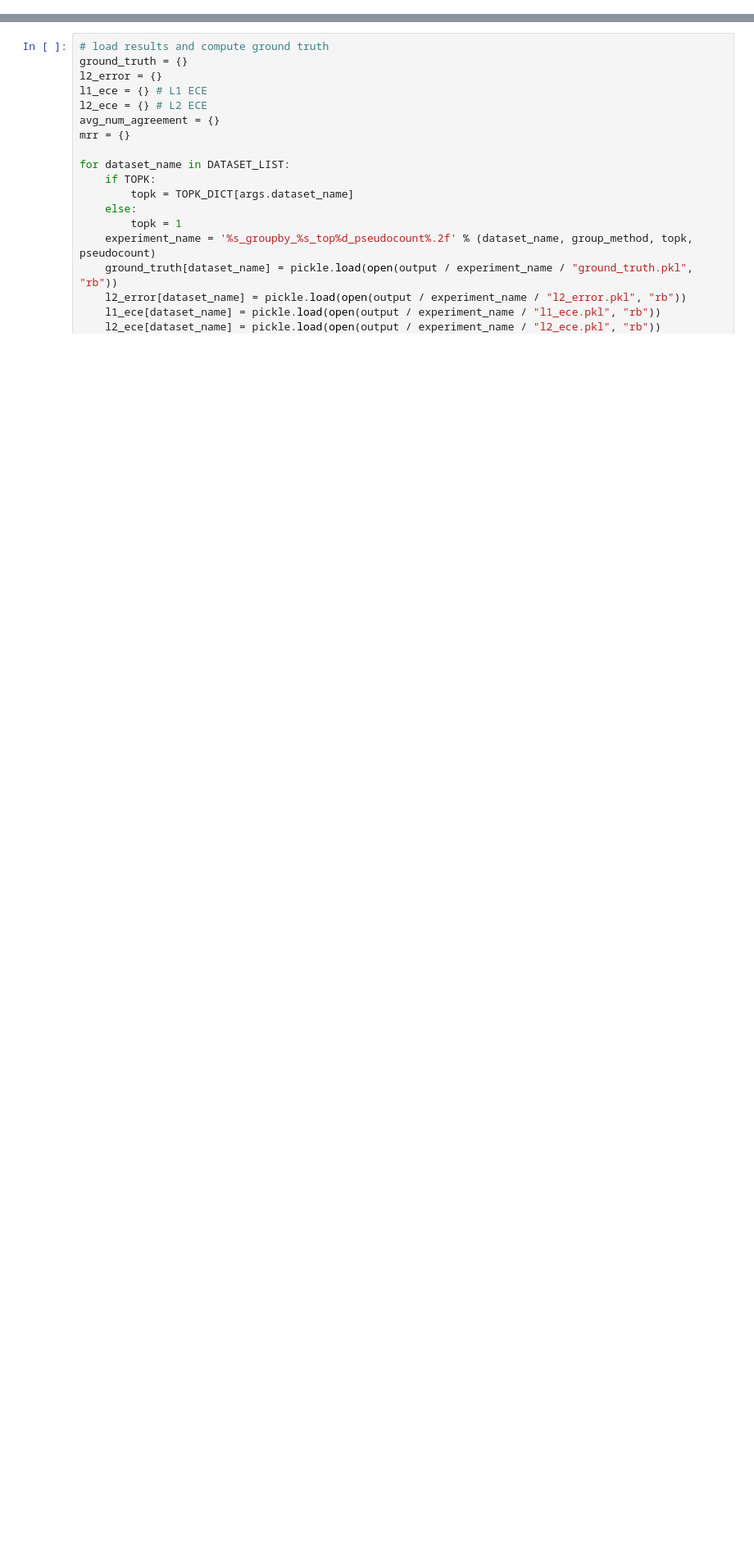
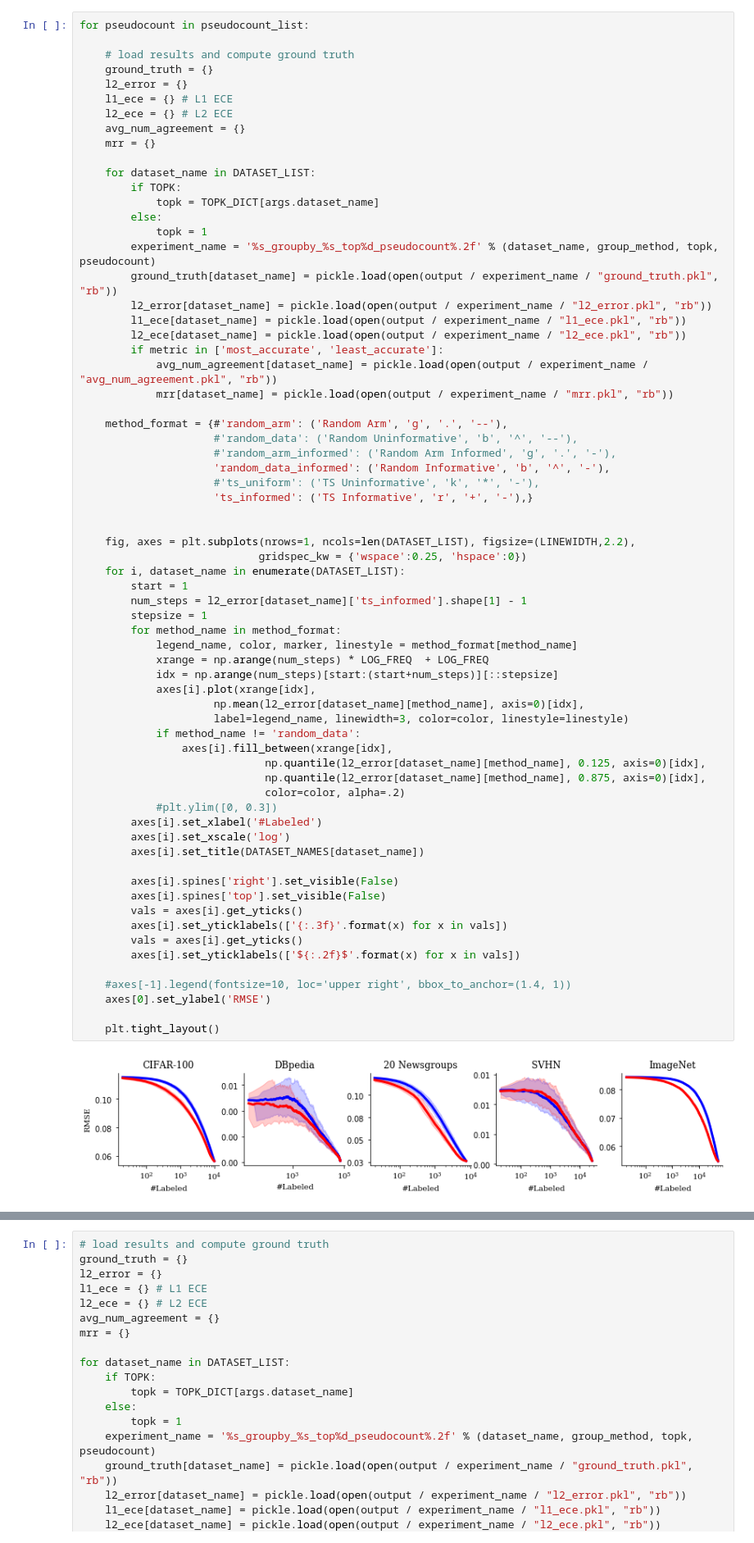
Before and after one commit to disiji/active-assess, a Jupyter notebook: src/plot_ts_accuracy.ipynb, the cells around one changed output, grey strips where cells are left out. Shown at 82% size. Cells and saved outputs as stored; diff of their text form; blank space fills up the shorter version.

```diff
--- a/src/plot_ts_accuracy.ipynb
+++ b/src/plot_ts_accuracy.ipynb
@@ -37,3 +38,72 @@ group_method = 'score_equal_size' # score_equal_size
 pseudocount = 2
 TOPK = False
 output = pathlib.Path("../output/%s/" % metric )
+# %%
+for pseudocount in pseudocount_list:
+
+    # load results and compute ground truth
+    ground_truth = {}
+    l2_error = {}
+    l1_ece = {} # L1 ECE
+    l2_ece = {} # L2 ECE
+    avg_num_agreement = {}
+    mrr = {}
+
+    for dataset_name in DATASET_LIST:
+        if TOPK:
+            topk = TOPK_DICT[args.dataset_name]
+        else:
+            topk = 1
+        experiment_name = '%s_groupby_%s_top%d_pseudocount%.2f' % (dataset_name, group_method, topk, pseudocount)
+        ground_truth[dataset_name] = pickle.load(open(output / experiment_name / "ground_truth.pkl", "rb"))
+        l2_error[dataset_name] = pickle.load(open(output / experiment_name / "l2_error.pkl", "rb"))
+        l1_ece[dataset_name] = pickle.load(open(output / experiment_name / "l1_ece.pkl", "rb"))
+        l2_ece[dataset_name] = pickle.load(open(output / experiment_name / "l2_ece.pkl", "rb"))
+        if metric in ['most_accurate', 'least_accurate']:
+            avg_num_agreement[dataset_name] = pickle.load(open(output / experiment_name / "avg_num_agreement.pkl", "rb"))
+            mrr[dataset_name] = pickle.load(open(output / experiment_name / "mrr.pkl", "rb"))
+
+    method_format = {#'random_arm': ('Random Arm', 'g', '.', '--'),
+                     #'random_data': ('Random Uninformative', 'b', '^', '--'),
+                     #'random_arm_informed': ('Random Arm Informed', 'g', '.', '-'),
+                     'random_data_informed': ('Random Informative', 'b', '^', '-'),
+                     #'ts_uniform': ('TS Uninformative', 'k', '*', '-'),
+                     'ts_informed': ('TS Informative', 'r', '+', '-'),}
+
+
+    fig, axes = plt.subplots(nrows=1, ncols=len(DATASET_LIST), figsize=(LINEWIDTH,2.2),
+                            gridspec_kw = {'wspace':0.25, 'hspace':0})
+    for i, dataset_name in enumerate(DATASET_LIST):
+        start = 1
+        num_steps = l2_error[dataset_name]['ts_informed'].shape[1] - 1
+        stepsize = 1
+        for method_name in method_format:
+            legend_name, color, marker, linestyle = method_format[method_name]
+            xrange = np.arange(num_steps) * LOG_FREQ  + LOG_FREQ
+            idx = np.arange(num_steps)[start:(start+num_steps)][::stepsize]
+            axes[i].plot(xrange[idx],
+                     np.mean(l2_error[dataset_name][method_name], axis=0)[idx],
+                     label=legend_name, linewidth=3, color=color, linestyle=linestyle)
+            if method_name != 'random_data':
+                axes[i].fill_between(xrange[idx],
+                             np.quantile(l2_error[dataset_name][method_name], 0.125, axis=0)[idx],
+                             np.quantile(l2_error[dataset_name][method_name], 0.875, axis=0)[idx],
+                             color=color, alpha=.2)
+            #plt.ylim([0, 0.3])
+        axes[i].set_xlabel('#Labeled')
+        axes[i].set_xscale('log')
+        axes[i].set_title(DATASET_NAMES[dataset_name])
+
+        axes[i].spines['right'].set_visible(False)
+        axes[i].spines['top'].set_visible(False)
+        vals = axes[i].get_yticks()
+        axes[i].set_yticklabels(['{:.3f}'.format(x) for x in vals])
+        vals = axes[i].get_yticks()
+        axes[i].set_yticklabels(['${:.2f}$'.format(x) for x in vals])
+
+    #axes[-1].legend(fontsize=10, loc='upper right', bbox_to_anchor=(1.4, 1))
+    axes[0].set_ylabel('RMSE')
+
+    plt.tight_layout()
+# %% [output]
+[figure, added]
```
Also changed, not shown: parts of 7 cells of this notebook, 11 other files.
